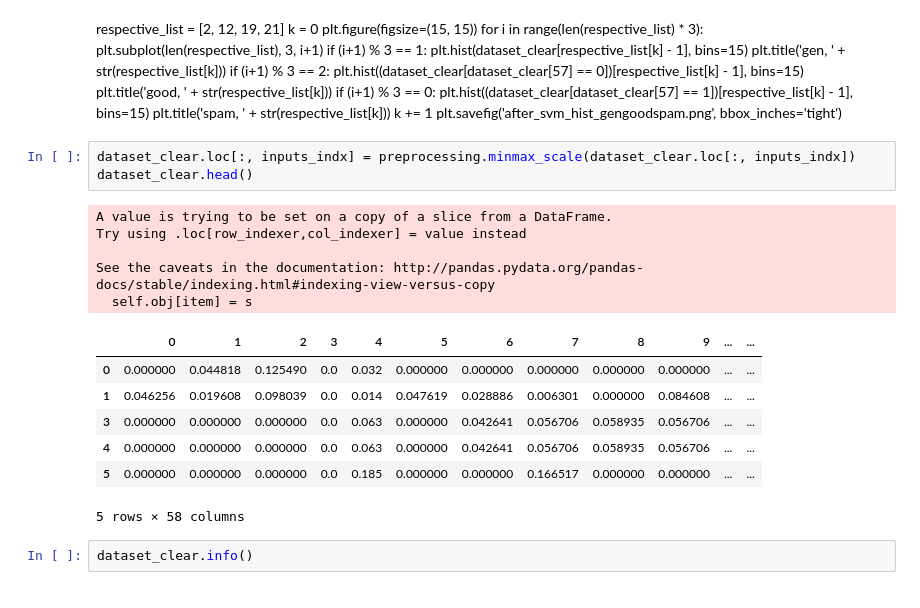
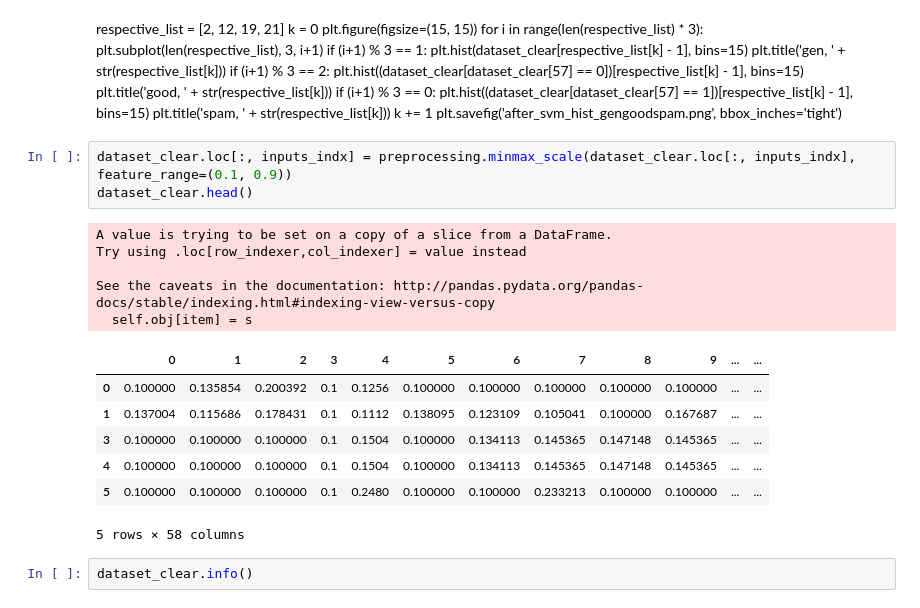
Before and after one commit to SultanovAR/mephi_course_neuro, a Jupyter notebook: bdz/bdz.ipynb, the cells around one changed output. Drawn from its saved outputs; the diff is of its cells as text.

```diff
--- a/bdz/bdz.ipynb
+++ b/bdz/bdz.ipynb
@@ -238,20 +238,20 @@ for i in range(len(respective_list) * 3):
         k += 1
 plt.savefig('after_svm_hist_gengoodspam.png', bbox_inches='tight')
 # %%
-dataset_clear.loc[:, inputs_indx] = preprocessing.minmax_scale(dataset_clear.loc[:, inputs_indx])
+dataset_clear.loc[:, inputs_indx] = preprocessing.minmax_scale(dataset_clear.loc[:, inputs_indx], feature_range=(0.1, 0.9))
 dataset_clear.head()
 # %% [output]
 A value is trying to be set on a copy of a slice from a DataFrame.
 Try using .loc[row_indexer,col_indexer] = value instead
 
 See the caveats in the documentation: http://pandas.pydata.org/pandas-docs/stable/indexing.html#indexing-view-versus-copy
   self.obj[item] = s
 |  | 0 | 1 | 2 | 3 | 4 | 5 | 6 | 7 | 8 | 9 | ... | ... |
-| 0 | 0.000000 | 0.044818 | 0.125490 | 0.0 | 0.032 | 0.000000 | 0.000000 | 0.000000 | 0.000000 | 0.000000 | ... | ... |
-| 1 | 0.046256 | 0.019608 | 0.098039 | 0.0 | 0.014 | 0.047619 | 0.028886 | 0.006301 | 0.000000 | 0.084608 | ... | ... |
-| 3 | 0.000000 | 0.000000 | 0.000000 | 0.0 | 0.063 | 0.000000 | 0.042641 | 0.056706 | 0.058935 | 0.056706 | ... | ... |
-| 4 | 0.000000 | 0.000000 | 0.000000 | 0.0 | 0.063 | 0.000000 | 0.042641 | 0.056706 | 0.058935 | 0.056706 | ... | ... |
-| 5 | 0.000000 | 0.000000 | 0.000000 | 0.0 | 0.185 | 0.000000 | 0.000000 | 0.166517 | 0.000000 | 0.000000 | ... | ... |
+| 0 | 0.100000 | 0.135854 | 0.200392 | 0.1 | 0.1256 | 0.100000 | 0.100000 | 0.100000 | 0.100000 | 0.100000 | ... | ... |
+| 1 | 0.137004 | 0.115686 | 0.178431 | 0.1 | 0.1112 | 0.138095 | 0.123109 | 0.105041 | 0.100000 | 0.167687 | ... | ... |
+| 3 | 0.100000 | 0.100000 | 0.100000 | 0.1 | 0.1504 | 0.100000 | 0.134113 | 0.145365 | 0.147148 | 0.145365 | ... | ... |
+| 4 | 0.100000 | 0.100000 | 0.100000 | 0.1 | 0.1504 | 0.100000 | 0.134113 | 0.145365 | 0.147148 | 0.145365 | ... | ... |
+| 5 | 0.100000 | 0.100000 | 0.100000 | 0.1 | 0.2480 | 0.100000 | 0.100000 | 0.233213 | 0.100000 | 0.100000 | ... | ... |
 5 rows × 58 columns
 # %%
 dataset_clear.info()
```
Also changed, not shown: parts of 7 cells of this notebook, 6 other files.
